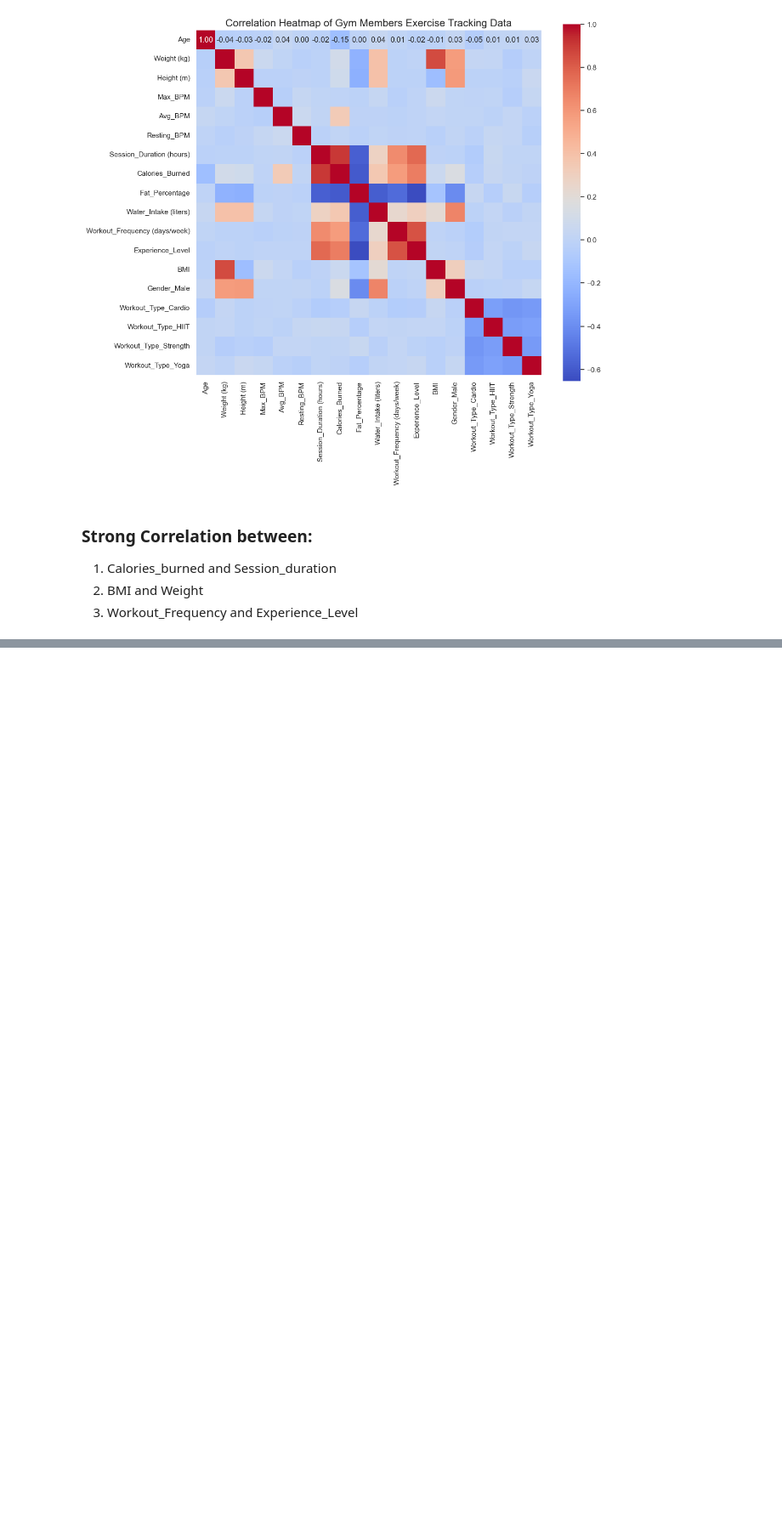
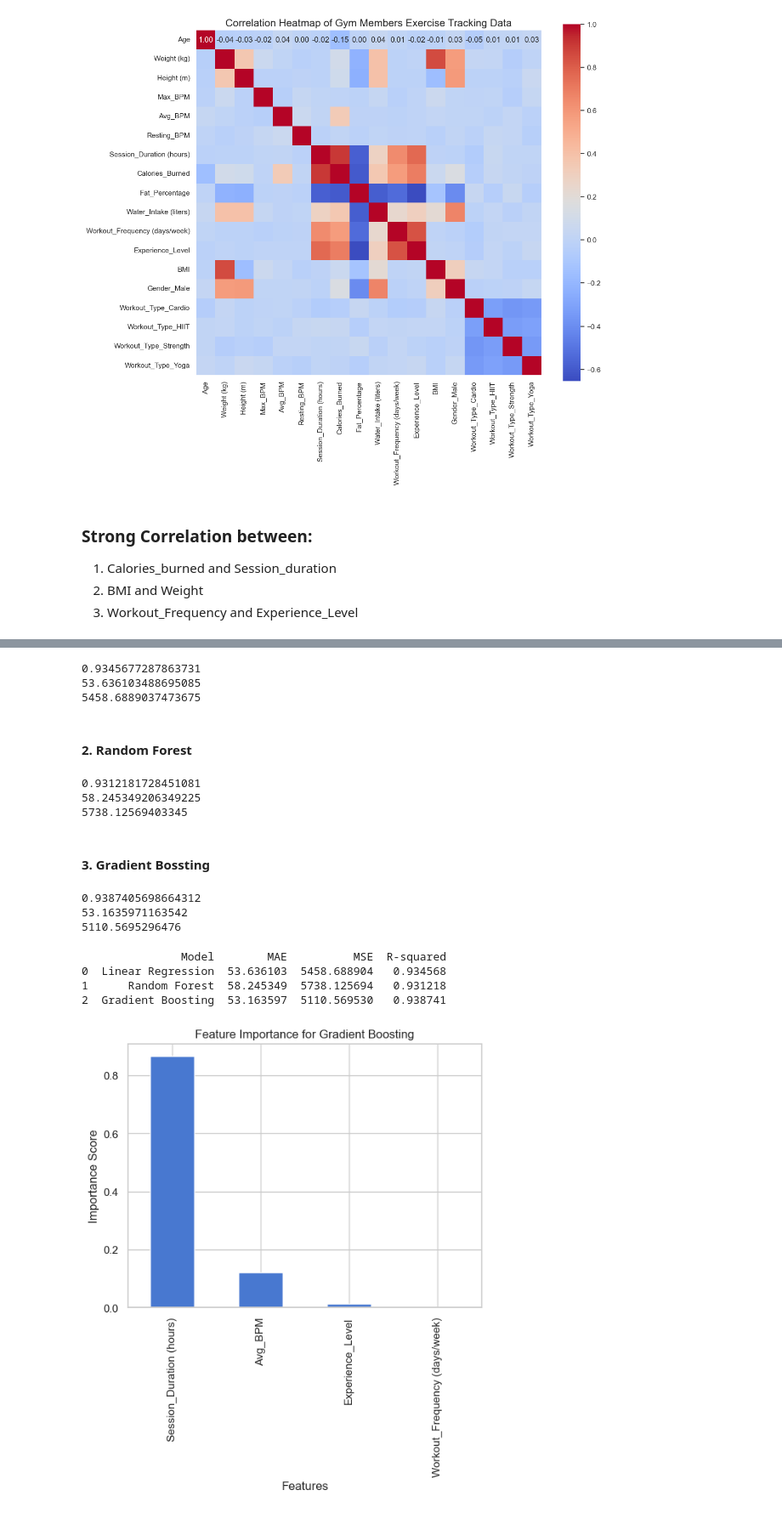
Before and after one commit to ReubenChatterjee/DS-Projects, a Jupyter notebook: fitness-data-relationships/notebook.ipynb, the cells around one changed output, grey strips where cells are left out. Shown at 85% size. Cells and saved outputs as stored; diff of their text form; code cells hidden in the pictures; blank space fills up the shorter version.

```diff
--- a/fitness-data-relationships/notebook.ipynb
+++ b/fitness-data-relationships/notebook.ipynb
@@ -155,0 +181,72 @@ plt.show()
+# %%
+linear_reg.fit(X_train, y_train)
+y_pred_lr = linear_reg.predict(X_test)
+mae_lr = mean_absolute_error(y_test, y_pred_lr)
+mse_lr = mean_squared_error(y_test, y_pred_lr)
+r2_lr = r2_score(y_test, y_pred_lr)
+
+print(r2_lr)
+print(mae_lr)
+print(mse_lr)
+# %% [output]
+0.9345677287863731
+53.636103488695085
+5458.6889037473675
+# %% [markdown]
+#### 2. Random Forest
+# %%
+random_forest.fit(X_train, y_train)
+y_pred_rf = random_forest.predict(X_test)
+mae_rf = mean_absolute_error(y_test, y_pred_rf)
+mse_rf = mean_squared_error(y_test, y_pred_rf)
+r2_rf = r2_score(y_test, y_pred_rf)
+
+print(r2_rf)
+print(mae_rf)
+print(mse_rf)
+# %% [output]
+0.9312181728451081
+58.245349206349225
+5738.12569403345
+# %% [markdown]
+#### 3. Gradient Bossting
+# %%
+gradient_boosting.fit(X_train, y_train)
+y_pred_gb = gradient_boosting.predict(X_test)
+mae_gb = mean_absolute_error(y_test, y_pred_gb)
+mse_gb = mean_squared_error(y_test, y_pred_gb)
+r2_gb = r2_score(y_test, y_pred_gb)
+
+print(r2_gb)
+print(mae_gb)
+print(mse_gb)
+# %% [output]
+0.9387405698664312
+53.1635971163542
+5110.5695296476
+# %%
+evaluation_results = pd.DataFrame({
+    "Model": ["Linear Regression", "Random Forest", "Gradient Boosting"],
+    "MAE": [mae_lr, mae_rf, mae_gb],
+    "MSE": [mse_lr, mse_rf, mse_gb],
+    "R-squared": [r2_lr, r2_rf, r2_gb]
+})
+
+print(evaluation_results)
+# %% [output]
+               Model        MAE          MSE  R-squared
+0  Linear Regression  53.636103  5458.688904   0.934568
+1      Random Forest  58.245349  5738.125694   0.931218
+2  Gradient Boosting  53.163597  5110.569530   0.938741
+# %%
+# Feature importance for Gradient Boosting Regressor
+feature_importances = pd.Series(gradient_boosting.feature_importances_, index=features)
+feature_importances = feature_importances.sort_values(ascending=False)
+
+# Plot the feature importances
+feature_importances.plot(kind='bar', title='Feature Importance for Gradient Boosting')
+plt.xlabel('Features')
+plt.ylabel('Importance Score')
+plt.show()
+# %% [output]
+[figure, added]
```
Also changed, not shown: parts of 25 cells of this notebook.
